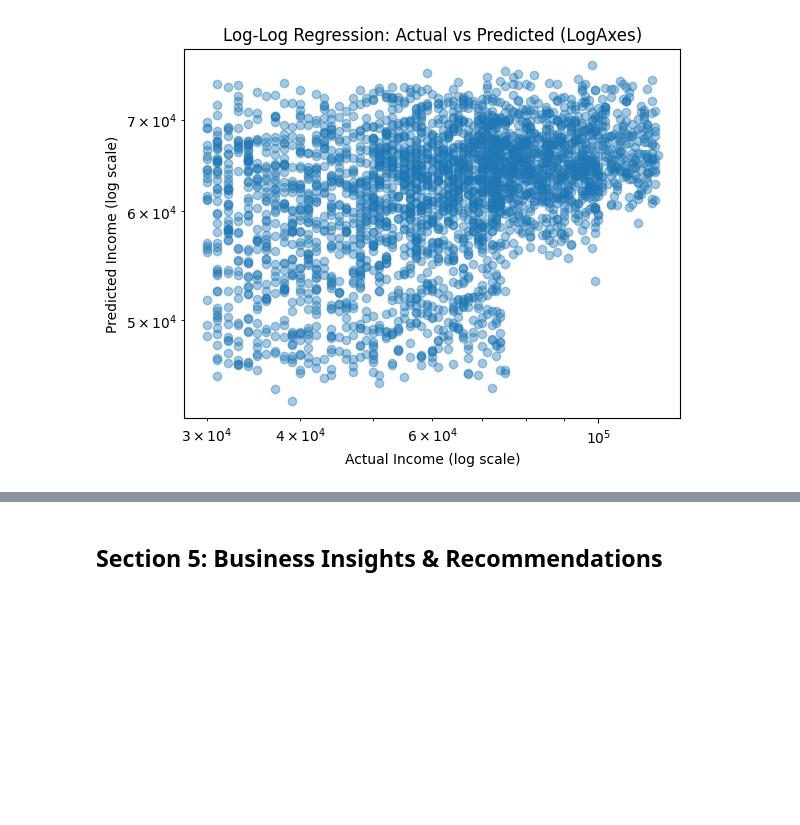
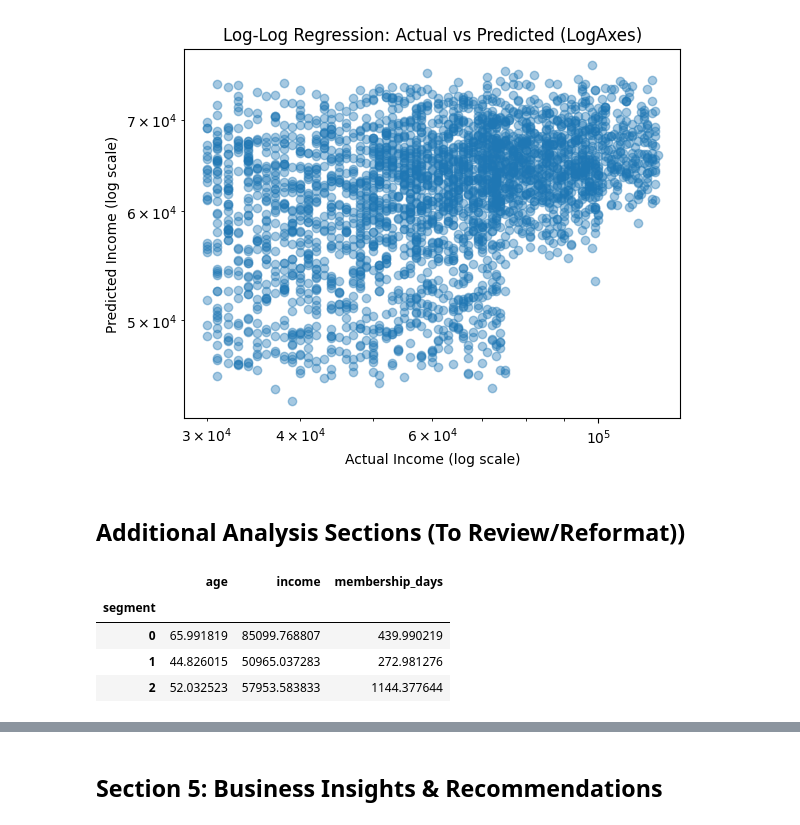
Before and after one commit to jar0987/2025FA_DSE200_MiniProject_StarbucksAnalysis, a Jupyter notebook: MiniProject_Starbucks_PhongLe_JakeRamirez.ipynb, the cells around one changed output, grey strips where cells are left out. Saved outputs shown, nothing was run; the diff lists cells and outputs as text; code cells hidden in the pictures; blank space fills up the shorter version.

```diff
--- a/MiniProject_Starbucks_PhongLe_JakeRamirez.ipynb
+++ b/MiniProject_Starbucks_PhongLe_JakeRamirez.ipynb
@@ -724,3 +726,31 @@ plt.show()
 1  membership_days                          0.020443
 [figure]
 [figure]
+# %% [markdown]
+## Additional Analysis Sections (To Review/Reformat))
+# %%
+# REVIEW
+# --- Customer Segmentation (K-Means) ---
+from sklearn.preprocessing import StandardScaler
+from sklearn.cluster import KMeans
+
+seg_df = profile_df_clean[['age', 'income']].copy()
+seg_df['membership_days'] = (
+    profile_df_clean['became_member_on'].max() - profile_df_clean['became_member_on']
+).dt.days
+
+# Scale numeric features
+scaler = StandardScaler()
+seg_scaled = scaler.fit_transform(seg_df)
+
+# Fit 3 customer clusters (adjust if needed)
+kmeans = KMeans(n_clusters=3, random_state=42)
+seg_df['segment'] = kmeans.fit_predict(seg_scaled)
+
+seg_df.groupby('segment')[['age', 'income', 'membership_days']].mean()
+# %% [output]
+|  | age | income | membership_days |
+| segment |  |  |  |
+| 0 | 65.991819 | 85099.768807 | 439.990219 |
+| 1 | 44.826015 | 50965.037283 | 272.981276 |
+| 2 | 52.032523 | 57953.583833 | 1144.377644 |
```
Also changed, not shown: parts of 6 cells of this notebook.
